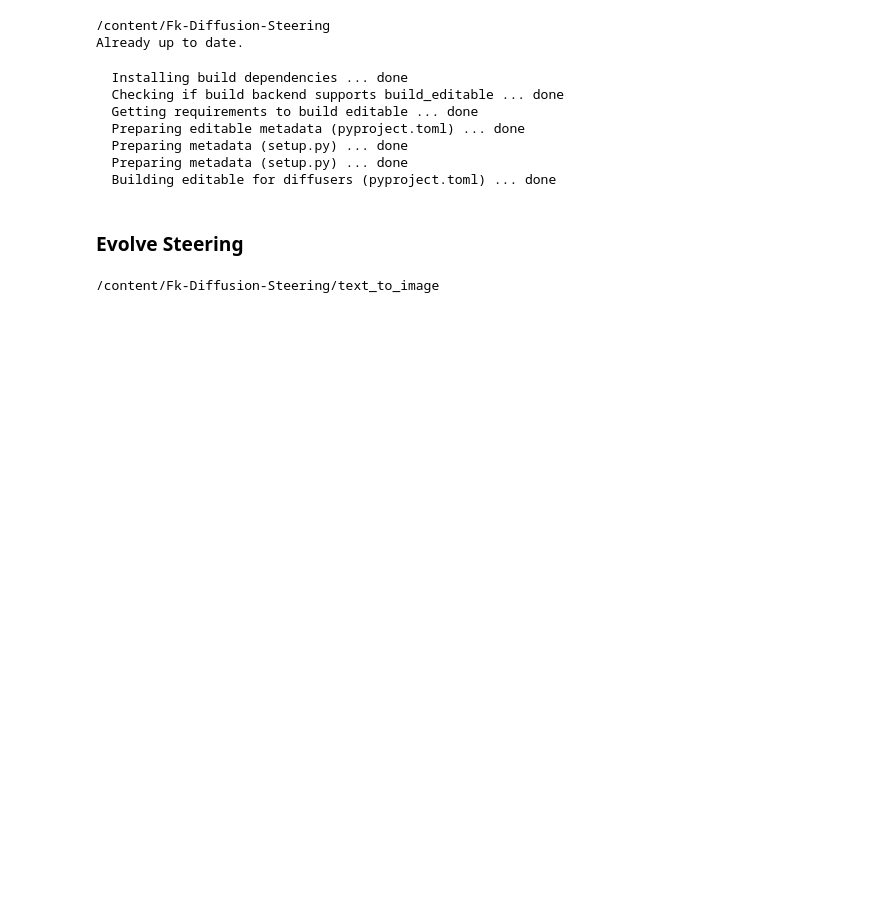
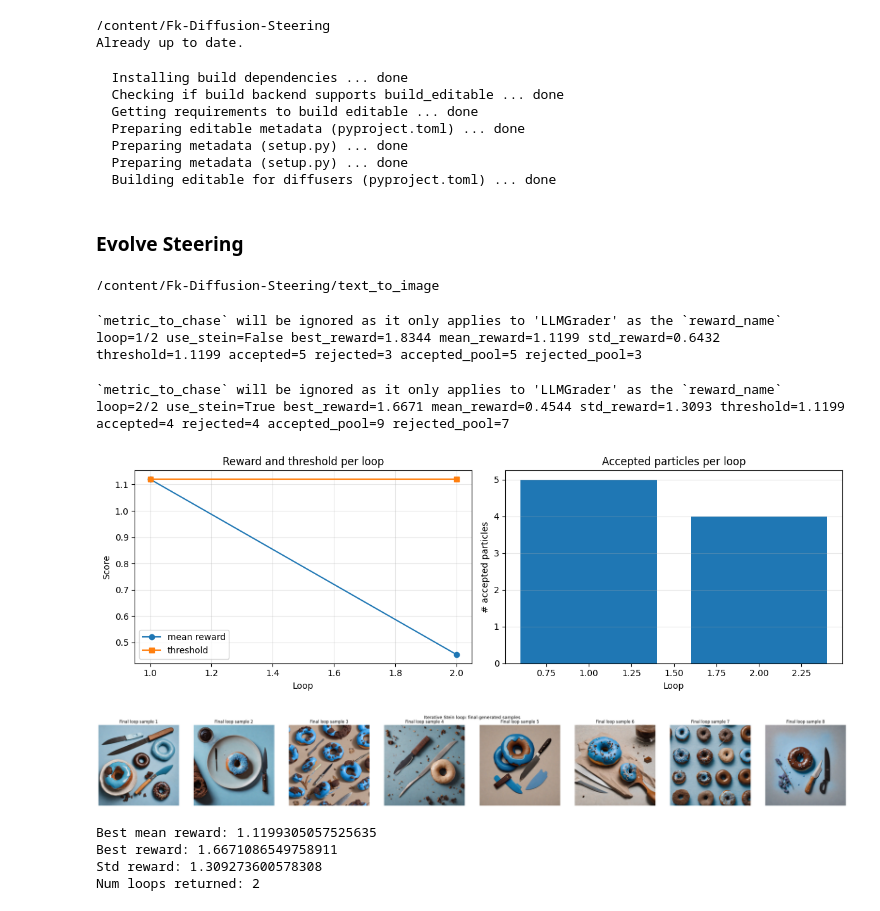
Before and after one commit to NhuGiap04/Fk-Diffusion-Steering, a Jupyter notebook: Evolve_Steering.ipynb, the cells around one changed output. Cells and saved outputs as stored; diff of their text form; code cells hidden in the pictures; blank space fills up the shorter version.

```diff
--- a/Evolve_Steering.ipynb
+++ b/Evolve_Steering.ipynb
@@ -128,35 +128,47 @@ def iterative_stein_loop(
     fig, ax = plt.subplots(1, n, figsize=(4 * n, 4))
     if n == 1:
         ax = [ax]
 
     for i in range(n):
         ax[i].imshow(final_images[i])
         ax[i].axis("off")
         ax[i].set_title(f"Final loop sample {i + 1}")
 
     fig.suptitle("Iterative Stein loop: final generated samples", fontsize=13)
     fig.tight_layout()
     plt.show()
 
     return out
 
 
 if "pipe" not in globals():
     raise RuntimeError("Run the steer_sample setup cell first so `pipe` is defined.")
 
 loop_out = iterative_stein_loop(
     model=pipe,
-    prompt="a photo of a brown knife and a blue donut",
-    num_loops=4,
-    num_particles=4,
+    prompt="a photo of a blue donut and a brown knife",
+    num_loops=2,
+    num_particles=8,
     steer_start_timestep=400,
     steer_end_timestep=100,
-    stein_step_size=0.01,
-    stein_rejected_penalty=0.0,
+    stein_step_size=0.001,
+    stein_rejected_penalty=0.2,
     guidance_scale=5.0,
+    max_images_to_show=8,
 )
 
 print("Best mean reward:", loop_out["best_mean_reward"])
 print("Best reward:", loop_out["best_reward"])
 print("Std reward:", loop_out["std_reward"])
 print("Num loops returned:", len(loop_out["results"]))
+# %% [output]
+`metric_to_chase` will be ignored as it only applies to 'LLMGrader' as the `reward_name`
+loop=1/2 use_stein=False best_reward=1.8344 mean_reward=1.1199 std_reward=0.6432 threshold=1.1199 accepted=5 rejected=3 accepted_pool=5 rejected_pool=3
+`metric_to_chase` will be ignored as it only applies to 'LLMGrader' as the `reward_name`
+loop=2/2 use_stein=True best_reward=1.6671 mean_reward=0.4544 std_reward=1.3093 threshold=1.1199 accepted=4 rejected=4 accepted_pool=9 rejected_pool=7
+[figure, added]
+[figure, added]
+Best mean reward: 1.1199305057525635
+Best reward: 1.6671086549758911
+Std reward: 1.309273600578308
+Num loops returned: 2
```
Also changed, not shown: parts of 1 cell of this notebook, 1 other file.
